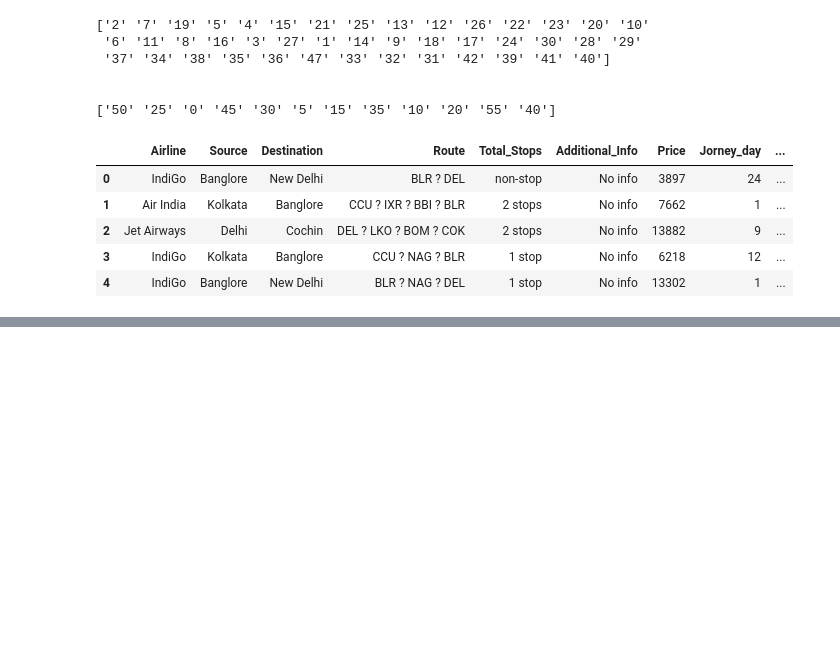
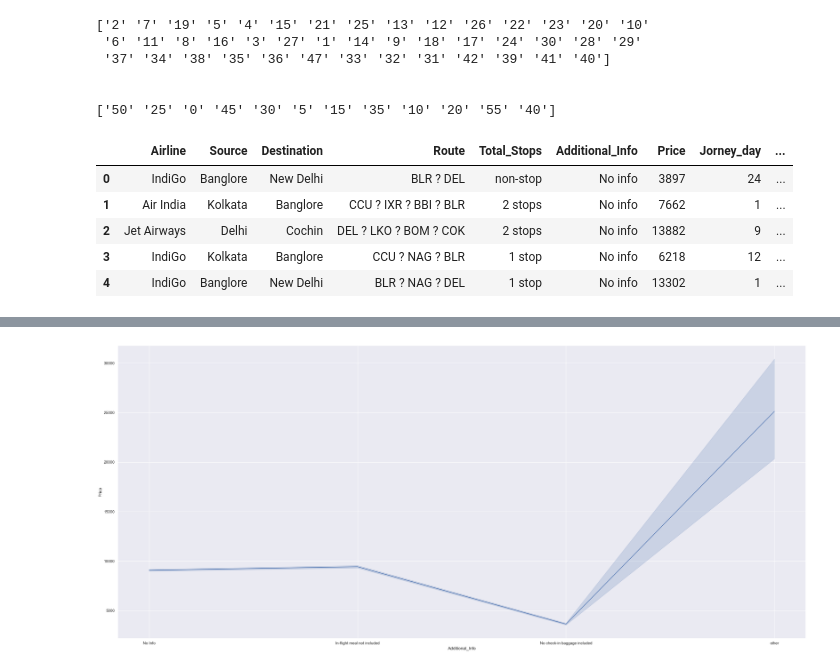
Before and after one commit to pinilDissanayaka/Flight-fare-Prediction, a Jupyter notebook: Notebook/Flight fare Prediction.ipynb, the cells around one changed output, grey strips where cells are left out. Cells and saved outputs as stored; diff of their text form; code cells hidden in the pictures; blank space fills up the shorter version.

```diff
--- a/Notebook/Flight fare Prediction.ipynb
+++ b/Notebook/Flight fare Prediction.ipynb
@@ -300,0 +364,6 @@ Name: Route, Length: 128, dtype: int64
+# %%
+def func(x):
+    if x in ["1 Long layover", "Change airports", "Business class", "1 Short layover", "Red-eye flight", "2 Long layover"]:
+        return 'other'
+    else:
+        return x
@@ -300,0 +380,7 @@ Name: Route, Length: 128, dtype: int64
+# %%
+sns.set()
+plt.figure(figsize = (35, 15))
+sns.lineplot(data = df, x = 'Additional_Info', y = 'Price')
+plt.show()
+# %% [output]
+[figure, added]
```
Also changed, not shown: parts of 30 cells of this notebook.
